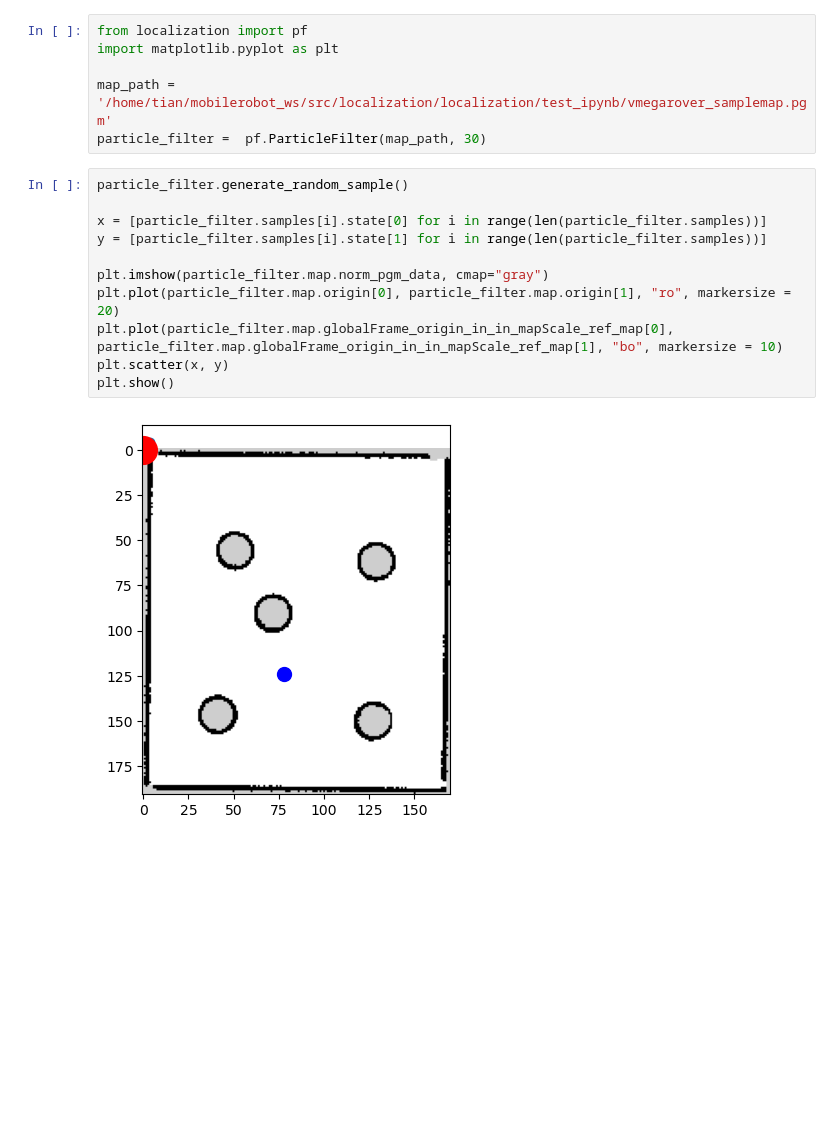
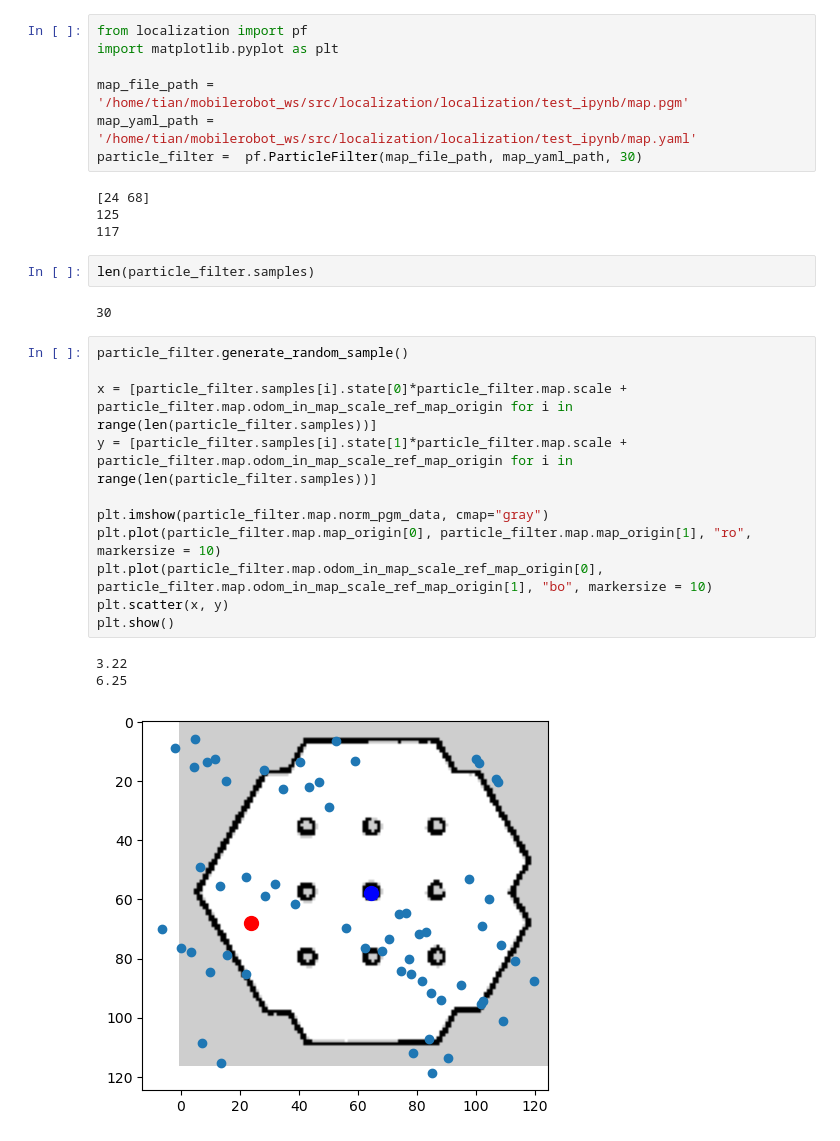
Before and after one commit to F-H-P/FRA532-MobileRobot, a Jupyter notebook: localization/localization/test_ipynb/test_script.ipynb, the cells around one changed output. Drawn from its saved outputs; the diff is of its cells as text; blank space fills up the shorter version.

Commit message:
Fix the error in map orientation
resampling will be test soon

```diff
--- a/localization/localization/test_ipynb/test_script.ipynb
+++ b/localization/localization/test_ipynb/test_script.ipynb
@@ -2,18 +2,29 @@
 from localization import pf
 import matplotlib.pyplot as plt
 
-map_path = '/home/tian/mobilerobot_ws/src/localization/localization/test_ipynb/vmegarover_samplemap.pgm'
-particle_filter =  pf.ParticleFilter(map_path, 30)
+map_file_path = '/home/tian/mobilerobot_ws/src/localization/localization/test_ipynb/map.pgm'
+map_yaml_path = '/home/tian/mobilerobot_ws/src/localization/localization/test_ipynb/map.yaml'
+particle_filter =  pf.ParticleFilter(map_file_path, map_yaml_path, 30)
+# %% [output]
+[24 68]
+125
+117
+# %%
+len(particle_filter.samples)
+# %% [output]
+30
 # %%
 particle_filter.generate_random_sample()
 
-x = [particle_filter.samples[i].state[0] for i in range(len(particle_filter.samples))]
-y = [particle_filter.samples[i].state[1] for i in range(len(particle_filter.samples))]
+x = [particle_filter.samples[i].state[0]*particle_filter.map.scale + particle_filter.map.odom_in_map_scale_ref_map_origin for i in range(len(particle_filter.samples))]
+y = [particle_filter.samples[i].state[1]*particle_filter.map.scale + particle_filter.map.odom_in_map_scale_ref_map_origin for i in range(len(particle_filter.samples))]
 
 plt.imshow(particle_filter.map.norm_pgm_data, cmap="gray")
-plt.plot(particle_filter.map.origin[0], particle_filter.map.origin[1], "ro", markersize = 20)
-plt.plot(particle_filter.map.globalFrame_origin_in_in_mapScale_ref_map[0], particle_filter.map.globalFrame_origin_in_in_mapScale_ref_map[1], "bo", markersize = 10)
+plt.plot(particle_filter.map.map_origin[0], particle_filter.map.map_origin[1], "ro", markersize = 10)
+plt.plot(particle_filter.map.odom_in_map_scale_ref_map_origin[0], particle_filter.map.odom_in_map_scale_ref_map_origin[1], "bo", markersize = 10)
 plt.scatter(x, y)
 plt.show()
 # %% [output]
+3.22
+6.25
-[figure, old version]
+[figure, new version]
```
Also changed, not shown: parts of 8 cells of this notebook, 4 other files.
